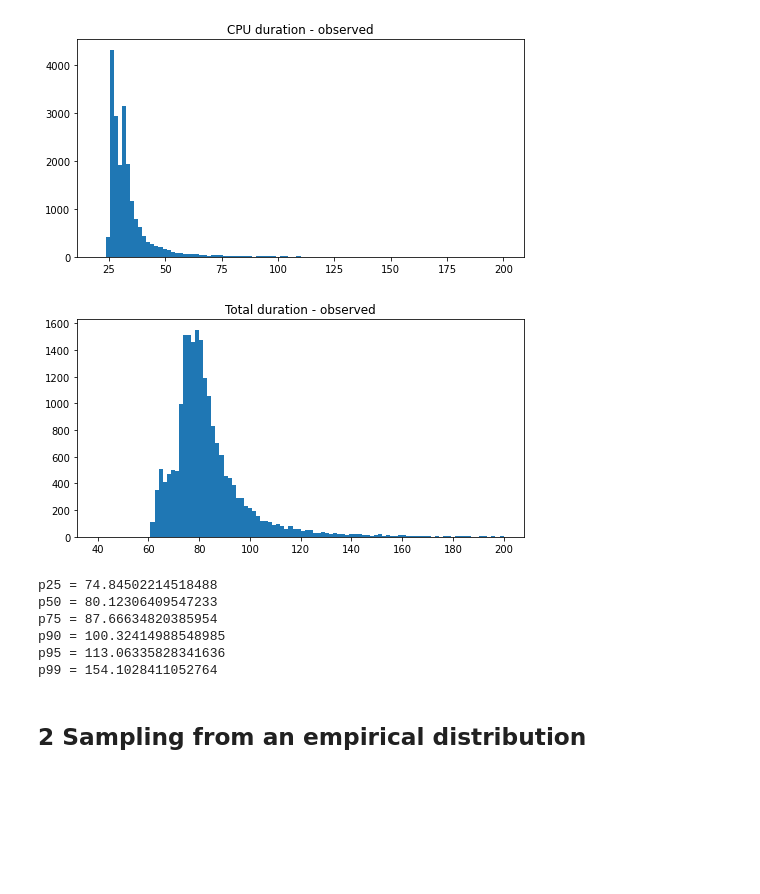
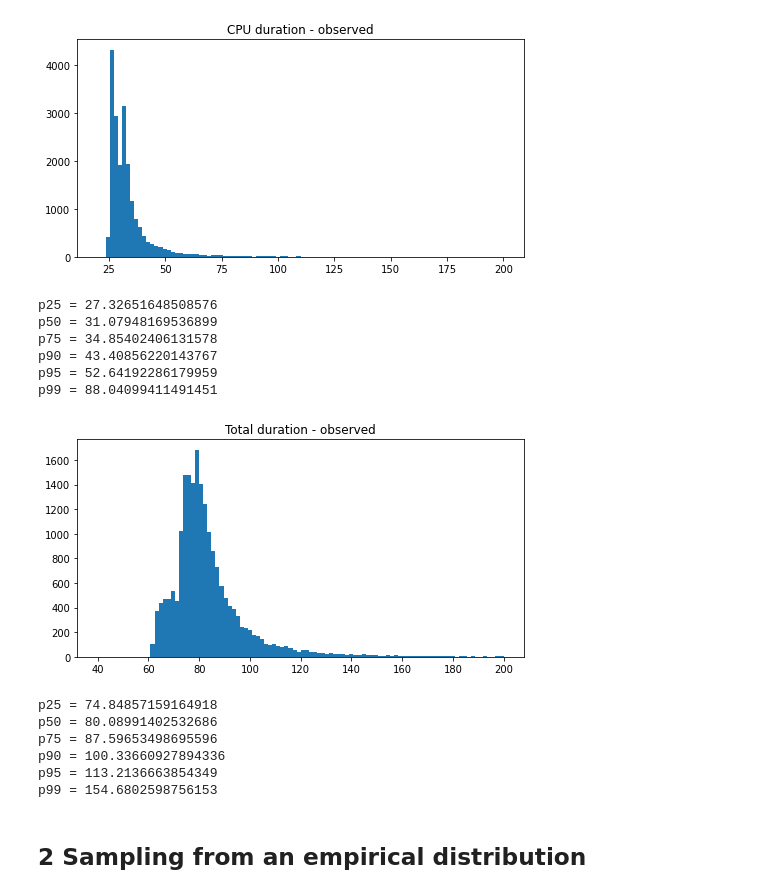
Before and after one commit to williewheeler/stats-demos, a Jupyter notebook: simulations/duration-what-if-simulation-empirical.ipynb, the cells around one changed output. Saved outputs shown, nothing was run; the diff lists cells and outputs as text; code cells hidden in the pictures; blank space fills up the shorter version.

```diff
--- a/simulations/duration-what-if-simulation-empirical.ipynb
+++ b/simulations/duration-what-if-simulation-empirical.ipynb
@@ -22,11 +22,11 @@ Here we generate some "messy" distributions.
 # %%
-query_dist = np.concatenate((rng.lognormal(1.1, 0.8, 4500) + 35.3, rng.lognormal(1.2, 1.2, 15500) + 46.2))
-np.random.shuffle(query_dist)
+query_data = np.concatenate((rng.lognormal(1.1, 0.8, 4500) + 35.3, rng.lognormal(1.2, 1.2, 15500) + 46.2))
+np.random.shuffle(query_data)
 
-cpu_dist = np.concatenate((rng.lognormal(0.8, 1.2, 4500) + 30.8, rng.lognormal(1.4, 1.2, 15500) + 25.0))
-np.random.shuffle(cpu_dist)
+cpu_data = np.concatenate((rng.lognormal(0.8, 1.2, 4500) + 30.8, rng.lognormal(1.4, 1.2, 15500) + 25.0))
+np.random.shuffle(cpu_data)
 
-total_dist = query_dist + cpu_dist
+total_data = query_data + cpu_data
 # %%
 plt.figure(figsize=(8, 4))
 plt.title("Query duration - observed")
@@ -41,22 +50,31 @@ plt.hist(cpu_dist, bins=100, range=[20, 200])
 plt.show()
 # %% [output]
 [figure]
+# %%
+dump_quantiles(cpu_data)
+# %% [output]
+p25 = 27.32651648508576
+p50 = 31.07948169536899
+p75 = 34.85402406131578
+p90 = 43.40856220143767
+p95 = 52.64192286179959
+p99 = 88.04099411491451
 # %%
 plt.figure(figsize=(8, 4))
 plt.title("Total duration - observed")
-plt.hist(total_dist, bins=100, range=[40, 200])
+plt.hist(total_data, bins=100, range=[40, 200])
 plt.show()
 # %% [output]
-[figure, old version]
+[figure, new version]
 # %%
-dump_quantiles(total_dist)
+dump_quantiles(total_data)
 # %% [output]
-p25 = 74.84502214518488
-p50 = 80.12306409547233
-p75 = 87.66634820385954
-p90 = 100.32414988548985
-p95 = 113.06335828341636
-p99 = 154.1028411052764
+p25 = 74.84857159164918
+p50 = 80.08991402532686
+p75 = 87.59653498695596
+p90 = 100.33660927894336
+p95 = 113.2136663854349
+p99 = 154.6802598756153
 # %% [markdown]
 ## 2 Sampling from an empirical distribution
 # %%
```
Also changed, not shown: parts of 22 cells of this notebook.
